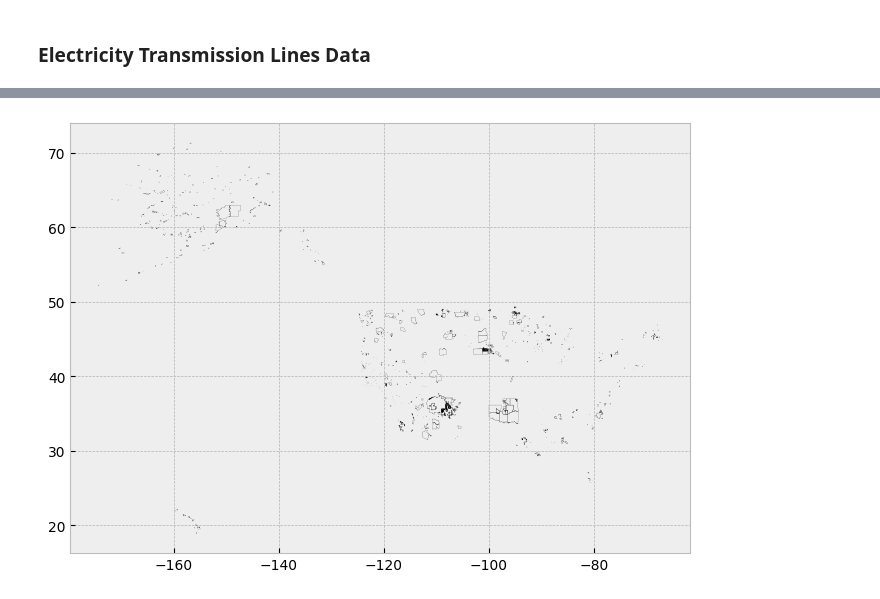
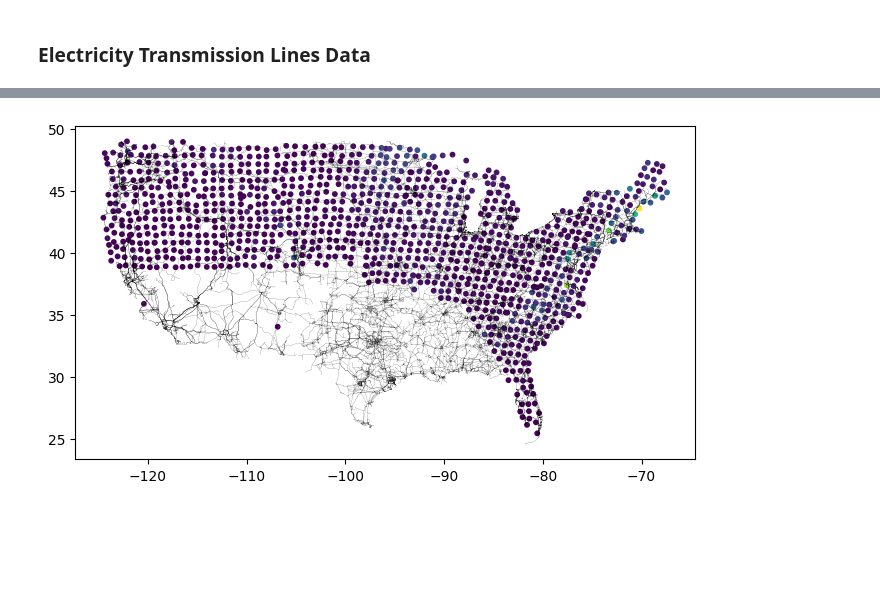
Before and after one commit to denniesbor/spwio, a Jupyter notebook: notebooks/data.ipynb, the cells around one changed output, grey strips where cells are left out. Saved outputs shown, nothing was run; the diff lists cells and outputs as text; code cells hidden in the pictures; blank space fills up the shorter version.

Commit message:
add visualizations

```diff
--- a/notebooks/data.ipynb
+++ b/notebooks/data.ipynb
@@ -574,12 +561,24 @@ event_100_year.head()
 # %%
 # transmission lines shapefiles
+tl_gdf = gpd.read_file(os.path.join(data_path, "Electric__Power_Transmission_Lines.zip"))
 
-tl_gdf = gpd.read_file(os.path.join(data_path, "tl_2022_us_aiannh.zip"))
+# to reduce computational efficiency
+# select transmission lines > 1000m and > 100kV
+filt_tl_gdf = tl_gdf[(tl_gdf["SHAPE__Len"] > 1000) & (tl_gdf["VOLTAGE"] > 100)]
 
-fig, ax = plt.subplots(1, 1, figsize = (8, 10))
+states_cp = states.copy()
+filt_tl_gdf = filt_tl_gdf.to_crs(states_cp.crs)
 
-tl_gdf.plot(ax=ax, edgecolor='black', linewidth=0.1, facecolor="none")
-
-plt.show()
+# let's clip non contigous states off the main land
+bounding_polygon = states_cp.dissolve().unary_union
+clipped_gdf = gpd.clip(filt_tl_gdf, bounding_polygon)
-# %% [output]
-[figure, removed]
+# %%
+# Read Greg's year event data
+magnetotelluric_df = pd.read_csv(os.path.join(data_path, "geoelectric_100year.csv"))
+magnetotelluric_df.head()
+
+# make it a geodaframe
+geometry = [shapely.Point(xy) for xy in zip(magnetotelluric_df.longitude, magnetotelluric_df.latitude)]
+magnetotelluric_gdf = gpd.GeoDataFrame(magnetotelluric_df, geometry=geometry)
+
+magnetotelluric_gdf.crs = "EPSG:4326"
@@ -585,0 +594,9 @@ plt.show()
+# %%
+fig, ax = plt.subplots(1, 1, figsize = (8, 10))
+
+clipped_gdf.plot(ax=ax, linewidth=0.1, facecolor="none", edgecolor="black")
+magnetotelluric_gdf.plot(ax=ax, column='E data max', cmap='viridis', markersize=10)
+
+plt.show()
+# %% [output]
+[figure, added]
```
Also changed, not shown: parts of 4 cells of this notebook, 7 other files.
